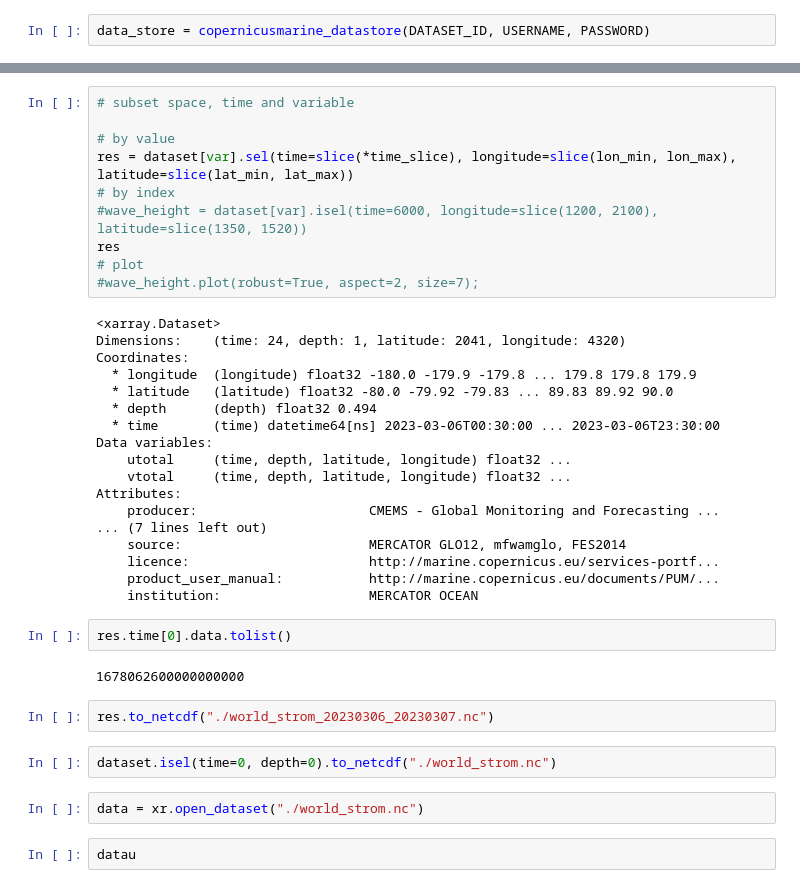
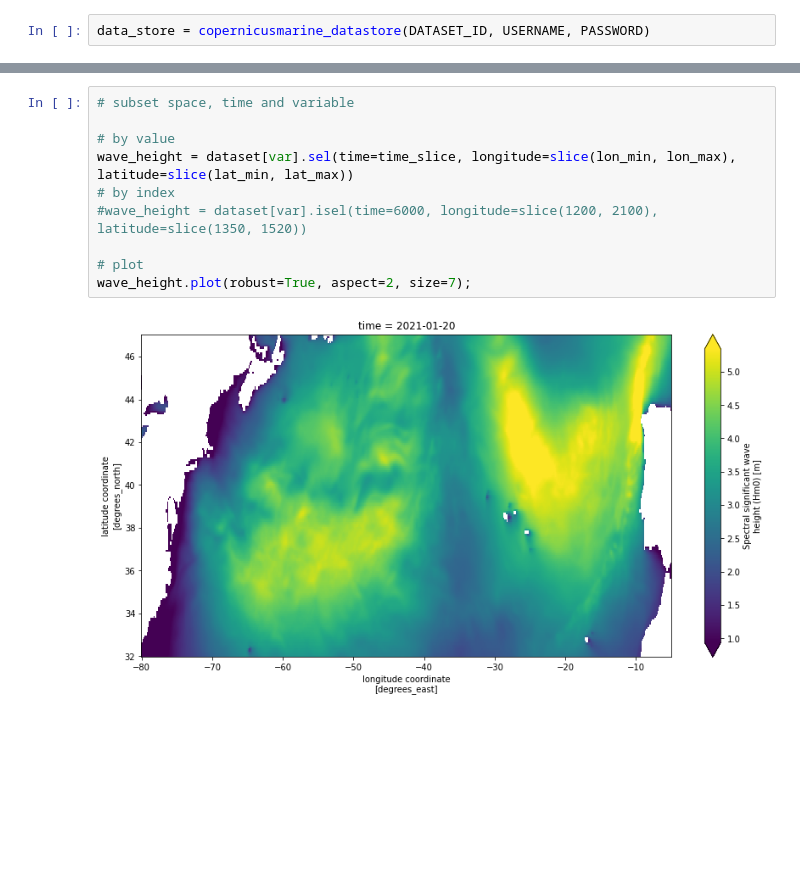
Before and after one commit to 52North/MariGeoRoute, a Jupyter notebook: cmems/data_access/cmems_opendap.ipynb, the cells around one changed output, grey strips where cells are left out. Drawn from its saved outputs; the diff is of its cells as text; blank space fills up the shorter version.

```diff
--- a/cmems/data_access/cmems_opendap.ipynb
+++ b/cmems/data_access/cmems_opendap.ipynb
@@ -120,40 +91,12 @@ Attributes:
 # %%
 # subset space, time and variable
 
 # by value
-res = dataset[var].sel(time=slice(*time_slice), longitude=slice(lon_min, lon_max), latitude=slice(lat_min, lat_max))
+wave_height = dataset[var].sel(time=time_slice, longitude=slice(lon_min, lon_max), latitude=slice(lat_min, lat_max))
 # by index
 #wave_height = dataset[var].isel(time=6000, longitude=slice(1200, 2100), latitude=slice(1350, 1520))
-res
+
 # plot
-#wave_height.plot(robust=True, aspect=2, size=7);
+wave_height.plot(robust=True, aspect=2, size=7);
 # %% [output]
-<xarray.Dataset>
-Dimensions:    (time: 24, depth: 1, latitude: 2041, longitude: 4320)
-Coordinates:
-  * longitude  (longitude) float32 -180.0 -179.9 -179.8 ... 179.8 179.8 179.9
-  * latitude   (latitude) float32 -80.0 -79.92 -79.83 ... 89.83 89.92 90.0
-  * depth      (depth) float32 0.494
-  * time       (time) datetime64[ns] 2023-03-06T00:30:00 ... 2023-03-06T23:30:00
-Data variables:
-    utotal     (time, depth, latitude, longitude) float32 ...
-    vtotal     (time, depth, latitude, longitude) float32 ...
-Attributes:
-    producer:                      CMEMS - Global Monitoring and Forecasting ...
-... (7 lines left out)
-    source:                        MERCATOR GLO12, mfwamglo, FES2014
-    licence:                       http://marine.copernicus.eu/services-portf...
-    product_user_manual:           http://marine.copernicus.eu/documents/PUM/...
-    institution:                   MERCATOR OCEAN
+[figure, added]
-# %%
-res.time[0].data.tolist()
-# %% [output]
-1678062600000000000
-# %%
-res.to_netcdf("./world_strom_20230306_20230307.nc")
-# %%
-dataset.isel(time=0, depth=0).to_netcdf("./world_strom.nc")
-# %%
-data = xr.open_dataset("./world_strom.nc")
-# %%
-datau
```
Also changed, not shown: parts of 10 cells of this notebook, 5 other files.
